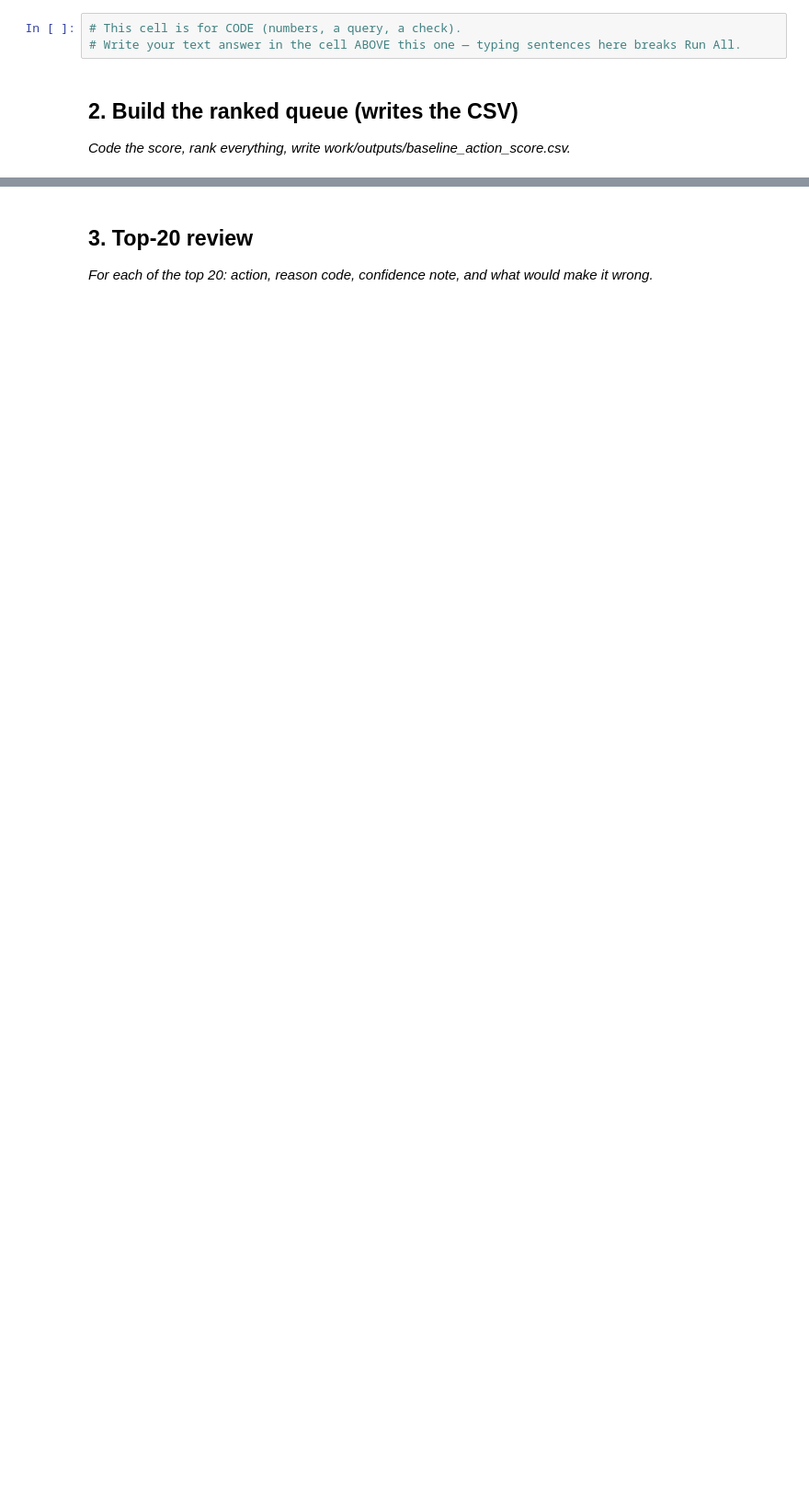
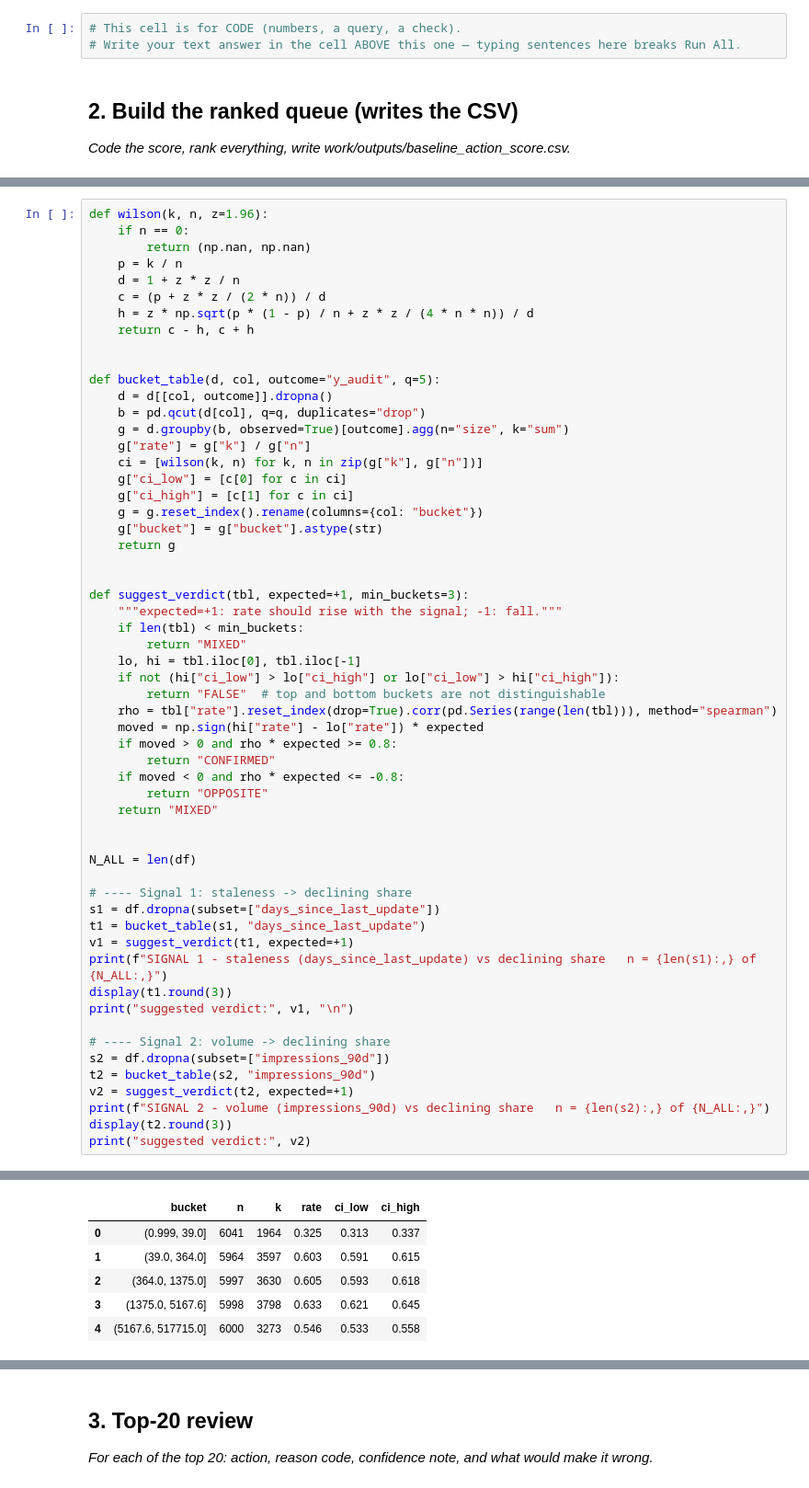
Before and after one commit to fkashaf19-afk/ml-internship, a Jupyter notebook: work/notebooks/w04_baseline_score.ipynb, the cells around one changed output, grey strips where cells are left out. Shown at 92% size. Saved outputs shown, nothing was run; the diff lists cells and outputs as text; blank space fills up the shorter version.

```diff
--- a/work/notebooks/w04_baseline_score.ipynb
+++ b/work/notebooks/w04_baseline_score.ipynb
@@ -22,0 +114,58 @@ This skeleton is yours to fill. Work the sections **in order** — each one has
+# %%
+def wilson(k, n, z=1.96):
+    if n == 0:
+        return (np.nan, np.nan)
+    p = k / n
+    d = 1 + z * z / n
+    c = (p + z * z / (2 * n)) / d
+    h = z * np.sqrt(p * (1 - p) / n + z * z / (4 * n * n)) / d
+    return c - h, c + h
+
+
+def bucket_table(d, col, outcome="y_audit", q=5):
+    d = d[[col, outcome]].dropna()
+    b = pd.qcut(d[col], q=q, duplicates="drop")
+    g = d.groupby(b, observed=True)[outcome].agg(n="size", k="sum")
+    g["rate"] = g["k"] / g["n"]
+    ci = [wilson(k, n) for k, n in zip(g["k"], g["n"])]
+    g["ci_low"] = [c[0] for c in ci]
+    g["ci_high"] = [c[1] for c in ci]
+    g = g.reset_index().rename(columns={col: "bucket"})
+    g["bucket"] = g["bucket"].astype(str)
+    return g
+
+
+def suggest_verdict(tbl, expected=+1, min_buckets=3):
+    """expected=+1: rate should rise with the signal; -1: fall."""
+    if len(tbl) < min_buckets:
+        return "MIXED"
+    lo, hi = tbl.iloc[0], tbl.iloc[-1]
+    if not (hi["ci_low"] > lo["ci_high"] or lo["ci_low"] > hi["ci_high"]):
+        return "FALSE"  # top and bottom buckets are not distinguishable
+    rho = tbl["rate"].reset_index(drop=True).corr(pd.Series(range(len(tbl))), method="spearman")
+    moved = np.sign(hi["rate"] - lo["rate"]) * expected
+    if moved > 0 and rho * expected >= 0.8:
+        return "CONFIRMED"
+    if moved < 0 and rho * expected <= -0.8:
+        return "OPPOSITE"
+    return "MIXED"
+
+
+N_ALL = len(df)
+
+# ---- Signal 1: staleness -> declining share
+s1 = df.dropna(subset=["days_since_last_update"])
+t1 = bucket_table(s1, "days_since_last_update")
+v1 = suggest_verdict(t1, expected=+1)
+print(f"SIGNAL 1 - staleness (days_since_last_update) vs declining share   n = {len(s1):,} of {N_ALL:,}")
+display(t1.round(3))
+print("suggested verdict:", v1, "\n")
+
+# ---- Signal 2: volume -> declining share
+s2 = df.dropna(subset=["impressions_90d"])
+t2 = bucket_table(s2, "impressions_90d")
+v2 = suggest_verdict(t2, expected=+1)
+print(f"SIGNAL 2 - volume (impressions_90d) vs declining share   n = {len(s2):,} of {N_ALL:,}")
+display(t2.round(3))
+print("suggested verdict:", v2)
+# %% [output]
@@ -22,0 +181,6 @@ This skeleton is yours to fill. Work the sections **in order** — each one has
+|  | bucket | n | k | rate | ci_low | ci_high |
+| 0 | (0.999, 39.0] | 6041 | 1964 | 0.325 | 0.313 | 0.337 |
+| 1 | (39.0, 364.0] | 5964 | 3597 | 0.603 | 0.591 | 0.615 |
+| 2 | (364.0, 1375.0] | 5997 | 3630 | 0.605 | 0.593 | 0.618 |
+| 3 | (1375.0, 5167.6] | 5998 | 3798 | 0.633 | 0.621 | 0.645 |
+| 4 | (5167.6, 517715.0] | 6000 | 3273 | 0.546 | 0.533 | 0.558 |
```
Also changed, not shown: parts of 13 cells of this notebook.
